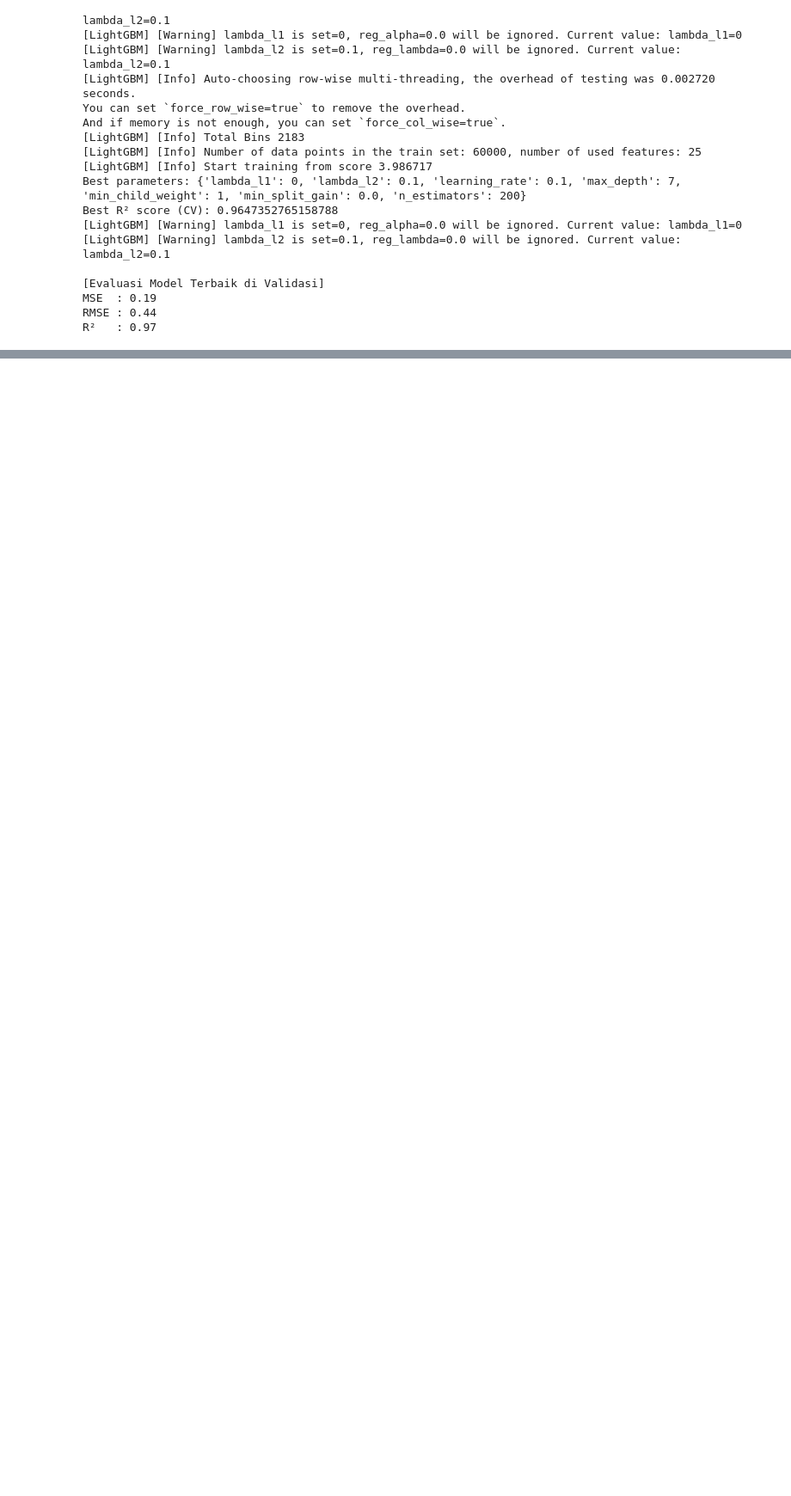
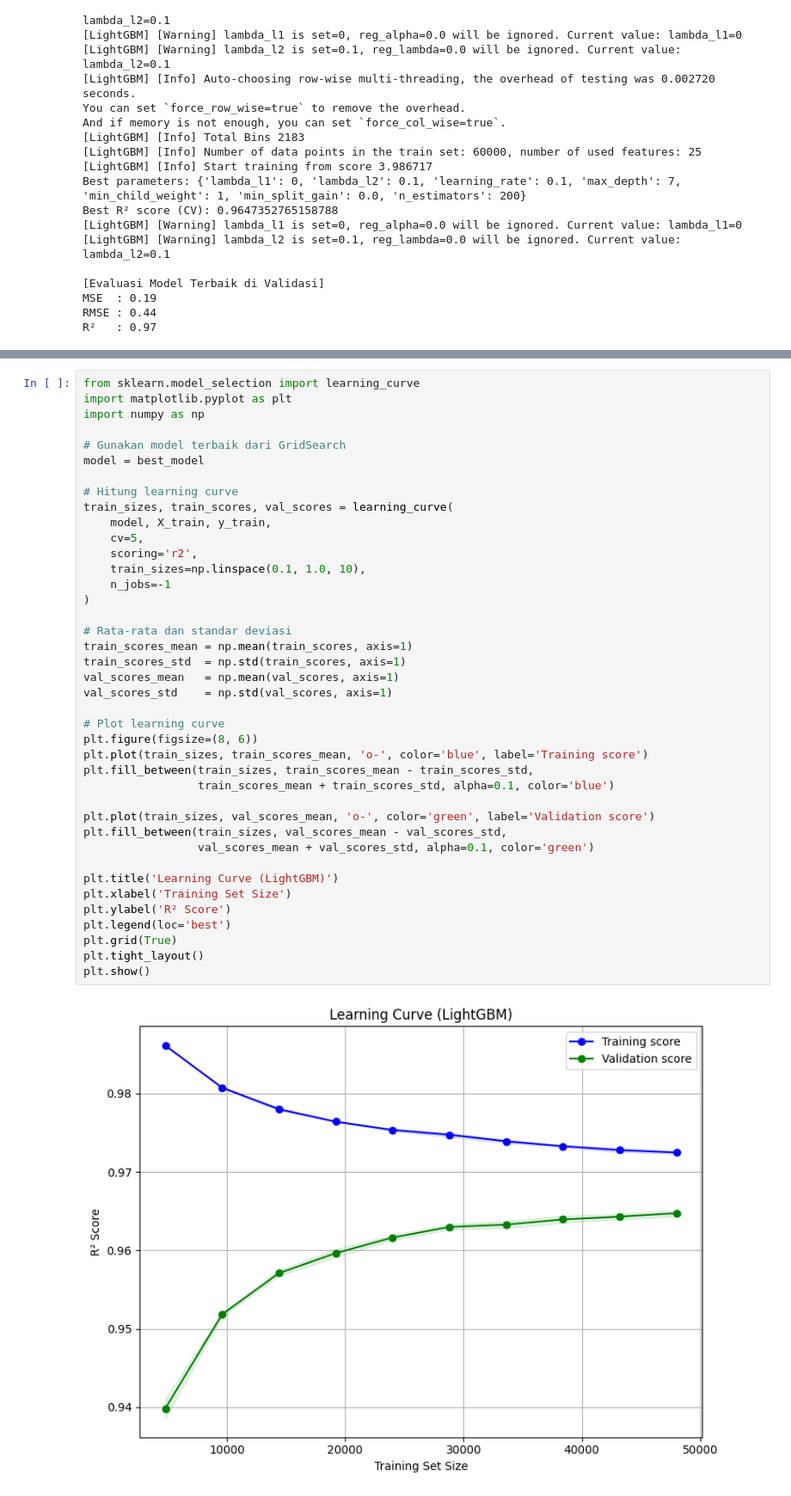
Before and after one commit to NasyaPutriRaudhah/Datathon, a Jupyter notebook: Datathon.ipynb, the cells around one changed output, grey strips where cells are left out. Shown: that part at 86% size. Drawn from its saved outputs; the diff is of its cells as text; blank space fills up the shorter version.

```diff
--- a/Datathon.ipynb
+++ b/Datathon.ipynb
@@ -357,0 +380,42 @@ R²   : 0.97
+# %%
+from sklearn.model_selection import learning_curve
+import matplotlib.pyplot as plt
+import numpy as np
+
+# Gunakan model terbaik dari GridSearch
+model = best_model
+
+# Hitung learning curve
+train_sizes, train_scores, val_scores = learning_curve(
+    model, X_train, y_train,
+    cv=5,
+    scoring='r2',
+    train_sizes=np.linspace(0.1, 1.0, 10),
+    n_jobs=-1
+)
+
+# Rata-rata dan standar deviasi
+train_scores_mean = np.mean(train_scores, axis=1)
+train_scores_std  = np.std(train_scores, axis=1)
+val_scores_mean   = np.mean(val_scores, axis=1)
+val_scores_std    = np.std(val_scores, axis=1)
+
+# Plot learning curve
+plt.figure(figsize=(8, 6))
+plt.plot(train_sizes, train_scores_mean, 'o-', color='blue', label='Training score')
+plt.fill_between(train_sizes, train_scores_mean - train_scores_std,
+                 train_scores_mean + train_scores_std, alpha=0.1, color='blue')
+
+plt.plot(train_sizes, val_scores_mean, 'o-', color='green', label='Validation score')
+plt.fill_between(train_sizes, val_scores_mean - val_scores_std,
+                 val_scores_mean + val_scores_std, alpha=0.1, color='green')
+
+plt.title('Learning Curve (LightGBM)')
+plt.xlabel('Training Set Size')
+plt.ylabel('R² Score')
+plt.legend(loc='best')
+plt.grid(True)
+plt.tight_layout()
+plt.show()
+# %% [output]
+[figure, added]
```
Also changed, not shown: parts of 3 cells of this notebook.
